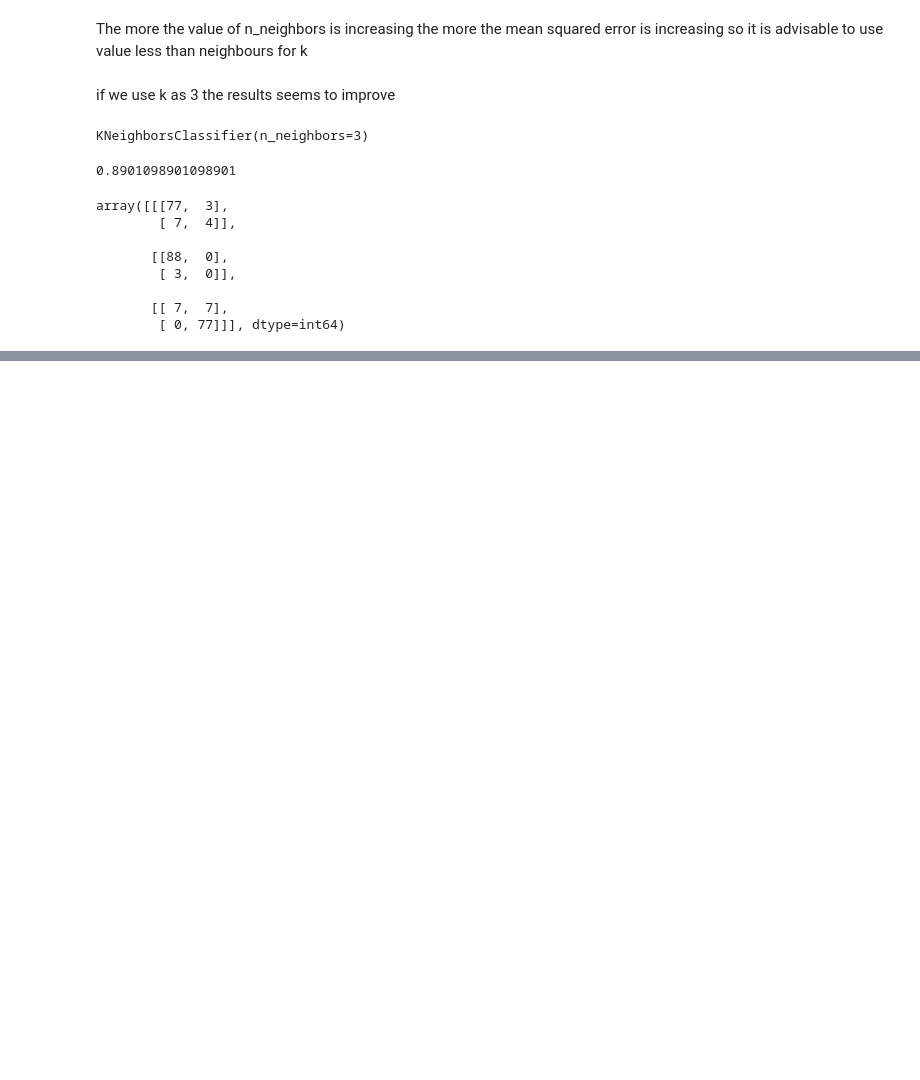
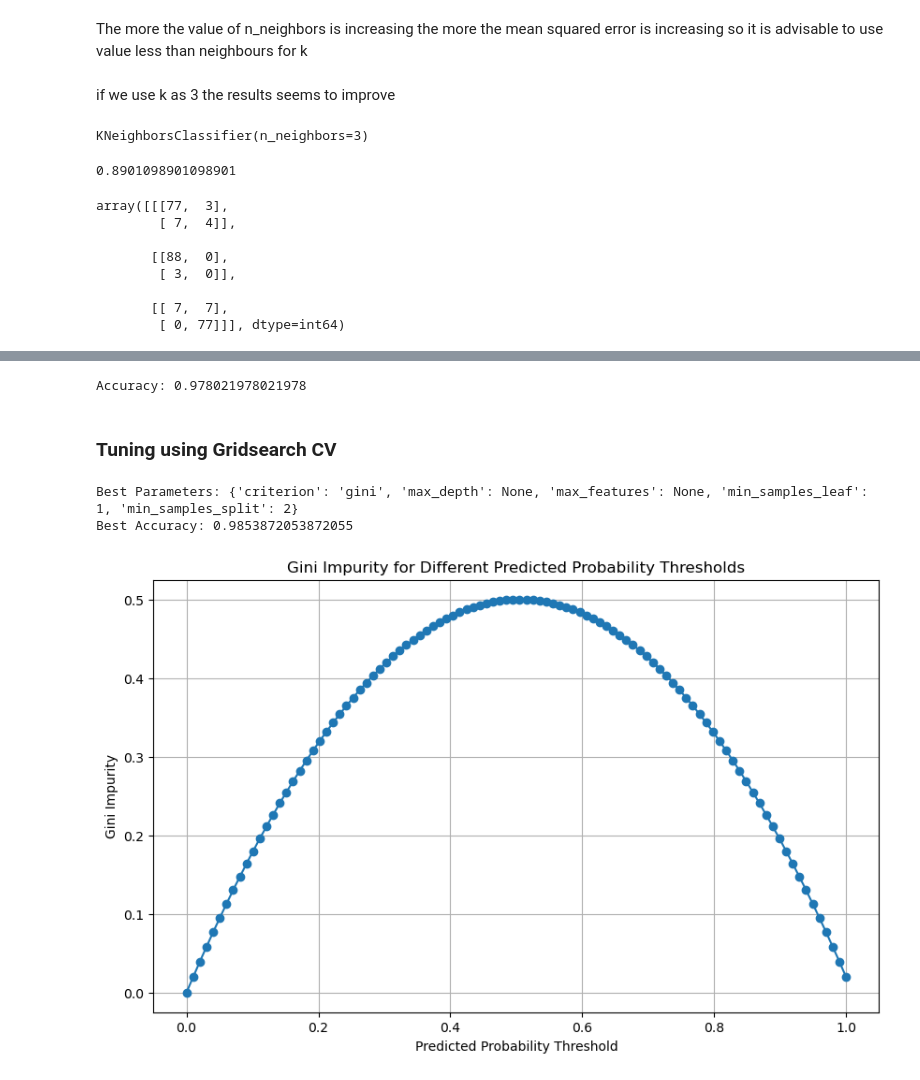
Before and after one commit to Perception-ui/AnemiaPredictor, a Jupyter notebook: Notebook.ipynb, the cells around one changed output, grey strips where cells are left out. Cells and saved outputs as stored; diff of their text form; code cells hidden in the pictures; blank space fills up the shorter version.

```diff
--- a/Notebook.ipynb
+++ b/Notebook.ipynb
@@ -577,0 +624,72 @@ So the lower the n_neighbour the better the model will perfom
+# %%
+from sklearn.metrics import accuracy_score
+
+# Predicting on the test data
+y_pred = classifier.predict(X_test)
+
+# Calculate accuracy
+accuracy = accuracy_score(y_test_encoded.argmax(axis=1), y_pred.argmax(axis=1))
+print("Accuracy:", accuracy)
+# %% [output]
+Accuracy: 0.978021978021978
+# %% [markdown]
+### Tuning using Gridsearch CV
+# %%
+from sklearn.model_selection import GridSearchCV
+
+# Define the parameter grid you want to search
+param_grid = {
+    'max_depth': [None, 5, 10, 15],
+    'min_samples_split': [2, 5, 10],
+    'min_samples_leaf': [1, 2, 4],
+    'max_features': [None, 'sqrt', 'log2'],
+    'criterion': ['gini', 'entropy']
+}
+
+# Create the Decision Tree classifier
+classifier = DecisionTreeClassifier(random_state=0)
+
+# Create the GridSearchCV instance
+grid_search = GridSearchCV(classifier, param_grid, cv=5, scoring='accuracy')
+
+# Fit the grid search to the data
+grid_search.fit(X_train, y_train_encoded)
+
+# Print the best parameters and the corresponding accuracy
+print("Best Parameters:", grid_search.best_params_)
+print("Best Accuracy:", grid_search.best_score_)
+# %% [output]
+Best Parameters: {'criterion': 'gini', 'max_depth': None, 'max_features': None, 'min_samples_leaf': 1, 'min_samples_split': 2}
+Best Accuracy: 0.9853872053872055
+# %%
+import numpy as np
+import matplotlib.pyplot as plt
+
+# Gini impurity calculation function
+def gini_impurity(classes):
+    unique_classes, class_counts = np.unique(classes, return_counts=True)
+    class_probs = class_counts / np.sum(class_counts)
+    gini = 1 - np.sum(class_probs ** 2)
+    return gini
+
+# Generate example data
+classes = np.array([0, 1, 1, 0, 0, 1, 0, 1])
+predicted_probabilities = np.linspace(0, 1, 100)
+
+# Calculate Gini impurity for different splits
+gini_values = []
+for p in predicted_probabilities:
+    class_predictions = np.where(predicted_probabilities >= p, 1, 0)
+    gini = gini_impurity(class_predictions)
+    gini_values.append(gini)
+
+# Plot the Gini impurity values
+plt.figure(figsize=(10, 6))
+plt.plot(predicted_probabilities, gini_values, marker='o')
+plt.xlabel('Predicted Probability Threshold')
+plt.ylabel('Gini Impurity')
+plt.title('Gini Impurity for Different Predicted Probability Thresholds')
+plt.grid()
+plt.show()
+# %% [output]
+[figure, added]
```
Also changed, not shown: parts of 11 cells of this notebook.
